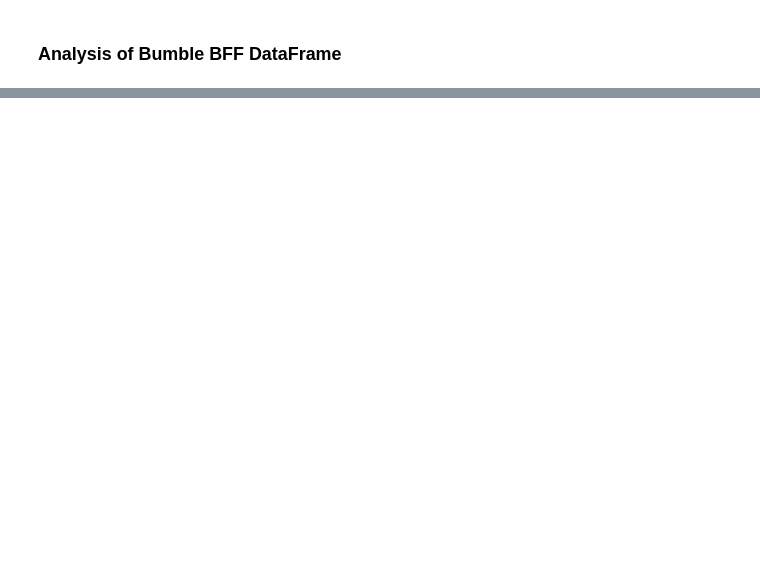
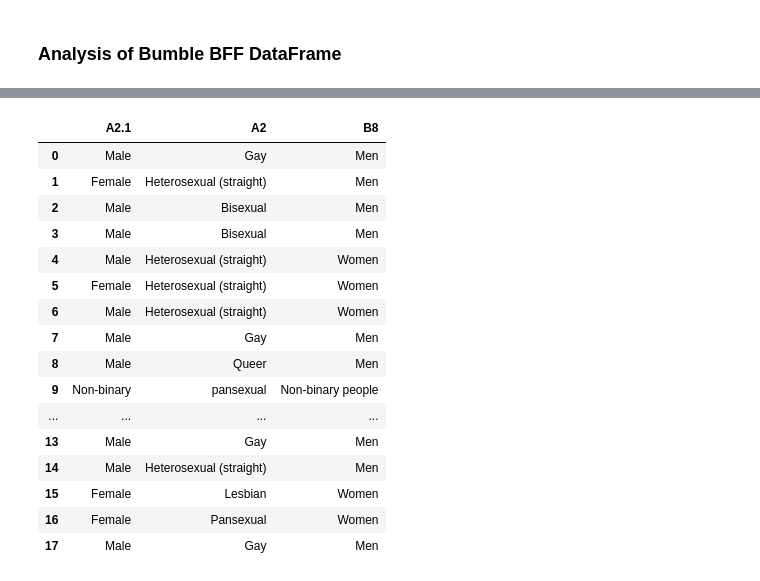
Before and after one commit to maximusbicalan/algomatch, a Jupyter notebook: script.ipynb, the cells around one changed output, grey strips where cells are left out. Cells and saved outputs as stored; diff of their text form; code cells hidden in the pictures; blank space fills up the shorter version.

```diff
--- a/script.ipynb
+++ b/script.ipynb
@@ -57,0 +342,15 @@ for col_A_D, col_A_B in zip(df_A_D.columns, df_A_B.columns):
+# %%
+
+b5_map = {
+    'Aggressive swiping - I swipe to maximize matches and filter later' : 1,
+    'Selective swiping - I swipe right only on profiles that genuinely catch my interest' : 2,
+    'Vibe check - I read bios, interests, photos and other important profile facts before deciding' : 3,
+    "Mood-based swiping - I swipe depending on how I'm feeling at the very moment." : 4,
+    "Strategic swiping - I swipe based on specific type or checklist in mind" : 5,
+    "Casual Swiping - I swipe for fun, out of boredom. Not always looking for an immediate match." : 6,
+    "No Swiping - I rarely swipe or none at all for long periods. I just wait for others to swipe then that's where I decide." : 7
+}
+
+bff['B5'] = bff['B5'].map(b5_map)
+bff['B5']
+# bff[['A1', 'A2','A2.1', 'A5','A6','A7','A9']]
@@ -57,0 +377,3 @@ for col_A_D, col_A_B in zip(df_A_D.columns, df_A_B.columns):
+# %%
+# SELECT frequency of use, duration of use, satisfaction,
+bff[['A5', 'A6', 'A9']] = subset[['A5', 'A6', 'A9']].apply(pd.to_numeric, errors='coerce')
@@ -57,0 +394,9 @@ for col_A_D, col_A_B in zip(df_A_D.columns, df_A_B.columns):
+# %%
+bff['B9']= bff['B9'].map({
+    'Yes': 1,
+    'No': 0
+})
+bff['B13']=bff['B13'].map({
+    'Yes': 1,
+    'No': 0
+})
@@ -57,0 +439,5 @@ for col_A_D, col_A_B in zip(df_A_D.columns, df_A_B.columns):
+# %%
+# clean b4
+bff['B4'] = bff['B4'].replace(
+    to_replace=r'(?i).*no clear.*', value='0', regex=True
+).str.extract(r'(\d+)').fillna(0).astype(int)
@@ -57,0 +464,20 @@ for col_A_D, col_A_B in zip(df_A_D.columns, df_A_B.columns):
+# %%
+bff[['A2.1','A2','B8']]
+# %% [output]
+|  | A2.1 | A2 | B8 |
+| 0 | Male | Gay | Men |
+| 1 | Female | Heterosexual (straight) | Men |
+| 2 | Male | Bisexual | Men |
+| 3 | Male | Bisexual | Men |
+| 4 | Male | Heterosexual (straight) | Women |
+| 5 | Female | Heterosexual (straight) | Women |
+| 6 | Male | Heterosexual (straight) | Women |
+| 7 | Male | Gay | Men |
+| 8 | Male | Queer | Men |
+| 9 | Non-binary | pansexual | Non-binary people |
+| ... | ... | ... | ... |
+| 13 | Male | Gay | Men |
+| 14 | Male | Heterosexual (straight) | Men |
+| 15 | Female | Lesbian | Women |
+| 16 | Female | Pansexual | Women |
+| 17 | Male | Gay | Men |
```
Also changed, not shown: parts of 36 cells of this notebook, 7 other files.
